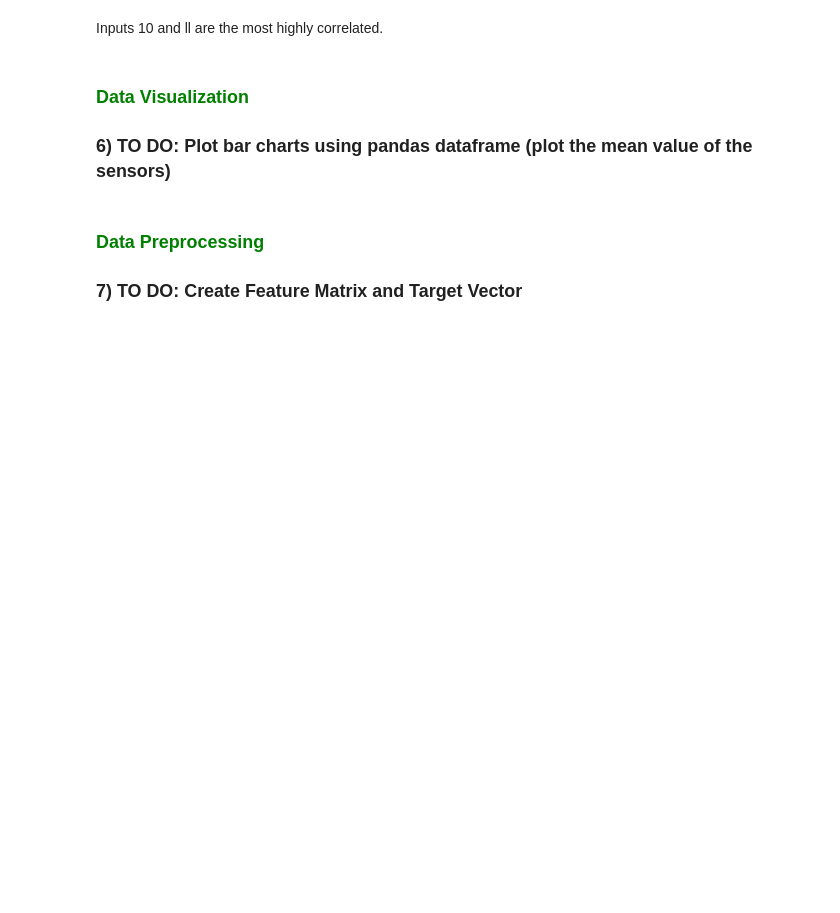
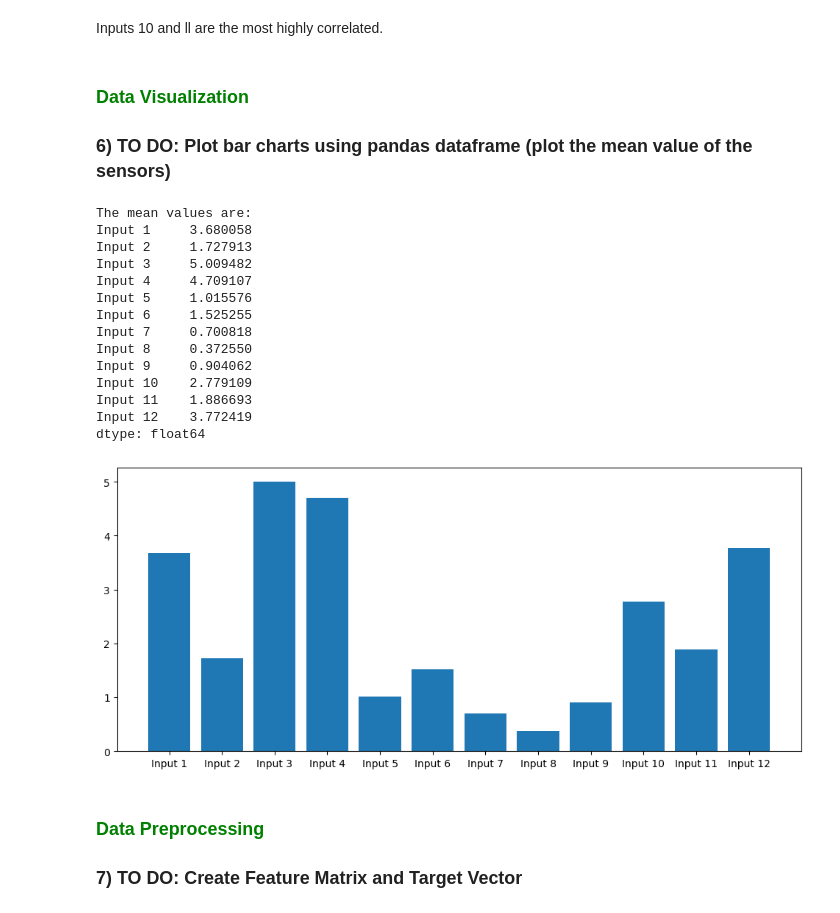
Before and after one commit to sniktawj/Sensor-Data, a Jupyter notebook: Sensor_Data_Project.ipynb, the cells around one changed output. Cells and saved outputs as stored; diff of their text form; code cells hidden in the pictures; blank space fills up the shorter version.

```diff
--- a/Sensor_Data_Project.ipynb
+++ b/Sensor_Data_Project.ipynb
@@ -122,6 +122,40 @@ Inputs 10 and ll are the most highly correlated.
 
 
 ### 6) TO DO: Plot bar charts using pandas dataframe (plot the mean value of the sensors)
+# %%
+#get column names
+columns = df.columns.tolist()
+
+#exclude last column(class)
+features = len(columns)-1
+columns = columns[:features]
+
+#get and print the mean values for all sensors
+print('The mean values are: \n{}'.format(df.mean(numeric_only=True)))
+
+#store mean vlues
+mean_values = df[:].mean(numeric_only=True)
+
+#Plot
+plt.figure(figsize=(12,5))
+plt.bar(columns,mean_values)
+plt.show()
+# %% [output]
+The mean values are:
+Input 1     3.680058
+Input 2     1.727913
+Input 3     5.009482
+Input 4     4.709107
+Input 5     1.015576
+Input 6     1.525255
+Input 7     0.700818
+Input 8     0.372550
+Input 9     0.904062
+Input 10    2.779109
+Input 11    1.886693
+Input 12    3.772419
+dtype: float64
+[figure, added]
 # %% [markdown]
 <h3 style = "text-align: Left; color:green"> Data Preprocessing </h3>
 
```
Also changed, not shown: parts of 27 cells of this notebook.
